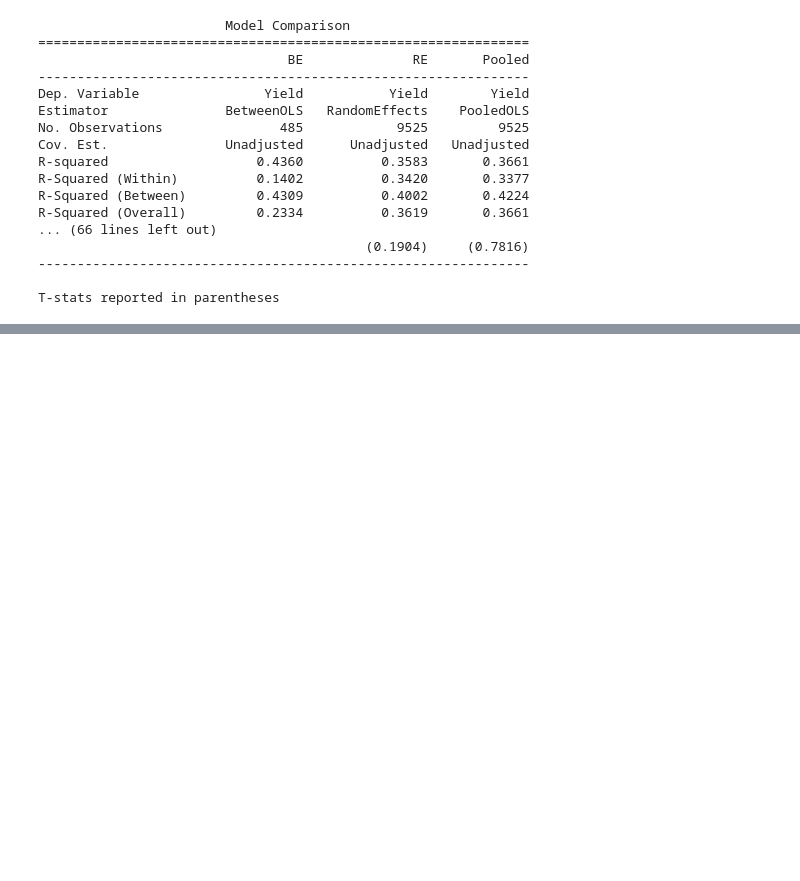
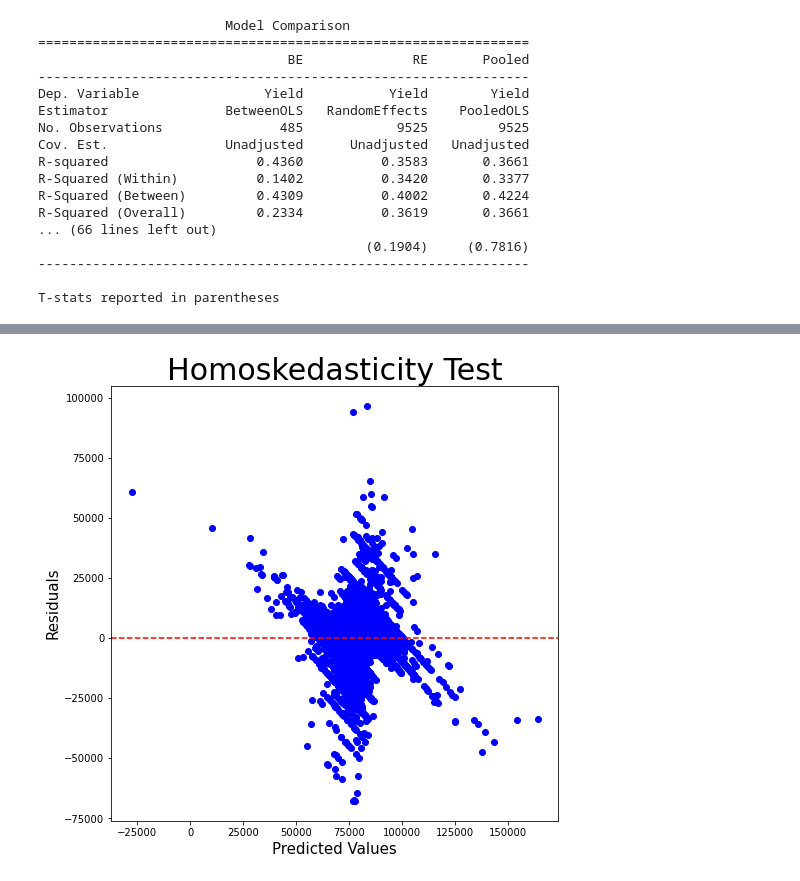
Before and after one commit to neli12/time-series-productivity-sp, a Jupyter notebook: Modelagem.ipynb, the cells around one changed output, grey strips where cells are left out. Cells and saved outputs as stored; diff of their text form; code cells hidden in the pictures; blank space fills up the shorter version.

```diff
--- a/Modelagem.ipynb
+++ b/Modelagem.ipynb
@@ -198,0 +225,3 @@ T-stats reported in parentheses
+# %%
+years = dat_new.index.get_level_values('Year').to_list()
+years
@@ -198,0 +246,13 @@ T-stats reported in parentheses
+# %%
+
+dat_new['Year'] = pd.Categorical(years)
+exog_sugar
+# %%
+# Perform PooledOLS
+from linearmodels import PooledOLS
+import statsmodels.api as sm
+
+# Criar e rodar o modelo - Simple OLS
+mod_sugar = PooledOLS(dat_new.Yield, exog_sugar)
+pooled_res_sugar = mod_sugar.fit(cov_type='clustered', cluster_entity=True)
+print(pooled_res_sugar)
@@ -198,0 +277,16 @@ T-stats reported in parentheses
+# %%
+fittedvals_pooled_OLS = pooled_res_sugar.predict().fitted_values
+residuals_pooled_OLS = pooled_res_sugar.resids
+# %%
+# 3A. Homoskedasticity
+import matplotlib.pyplot as plt
+ # 3A.1 Residuals-Plot for growing Variance Detection
+fig, ax = plt.subplots(figsize = (8,8))
+ax.scatter(fittedvals_pooled_OLS, residuals_pooled_OLS, color = 'blue')
+ax.axhline(0, color = 'r', ls = '--')
+ax.set_xlabel('Predicted Values', fontsize = 15)
+ax.set_ylabel('Residuals', fontsize = 15)
+ax.set_title('Homoskedasticity Test', fontsize = 30)
+plt.show()
+# %% [output]
+[figure, added]
```
Also changed, not shown: parts of 14 cells of this notebook.
